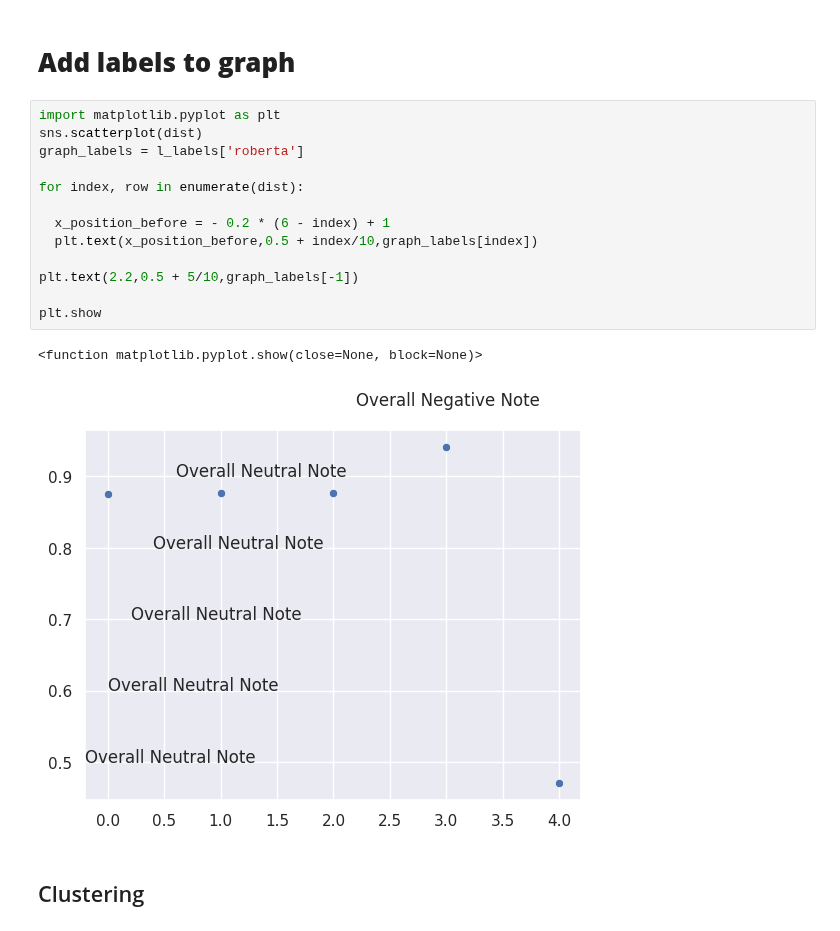
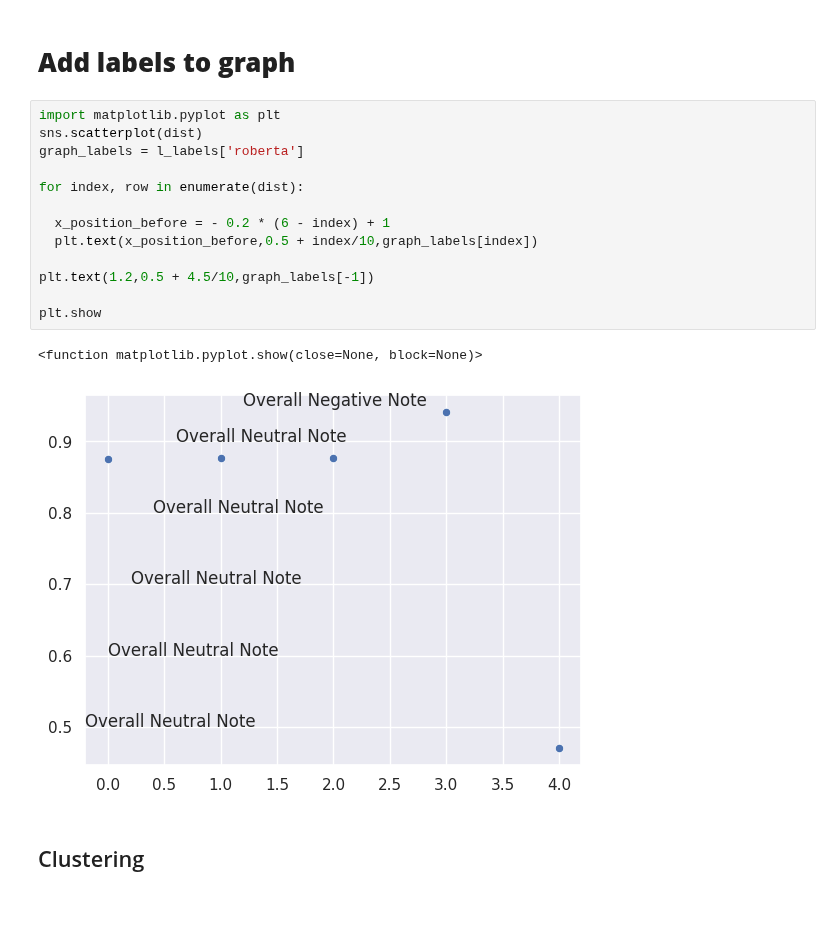
Before and after one commit to tanoManzo/mimic_trajectories, a Jupyter notebook: MIMIC_TRAJECTORY_embeddings_02.ipynb, the cells around one changed output. Saved outputs shown, nothing was run; the diff lists cells and outputs as text.

Commit message:
Add labels to graph

```diff
--- a/MIMIC_TRAJECTORY_embeddings_02.ipynb
+++ b/MIMIC_TRAJECTORY_embeddings_02.ipynb
@@ -320,19 +320,19 @@ l_labels
 # %%
 import matplotlib.pyplot as plt
 sns.scatterplot(dist)
 graph_labels = l_labels['roberta']
 
 for index, row in enumerate(dist):
 
   x_position_before = - 0.2 * (6 - index) + 1
   plt.text(x_position_before,0.5 + index/10,graph_labels[index])
 
-plt.text(2.2,0.5 + 5/10,graph_labels[-1])
+plt.text(1.2,0.5 + 4.5/10,graph_labels[-1])
 
 plt.show
 # %% [output]
 <function matplotlib.pyplot.show(close=None, block=None)>
-[figure, old version]
+[figure, new version]
 # %% [markdown]
 ## Clustering
 # %%
```
